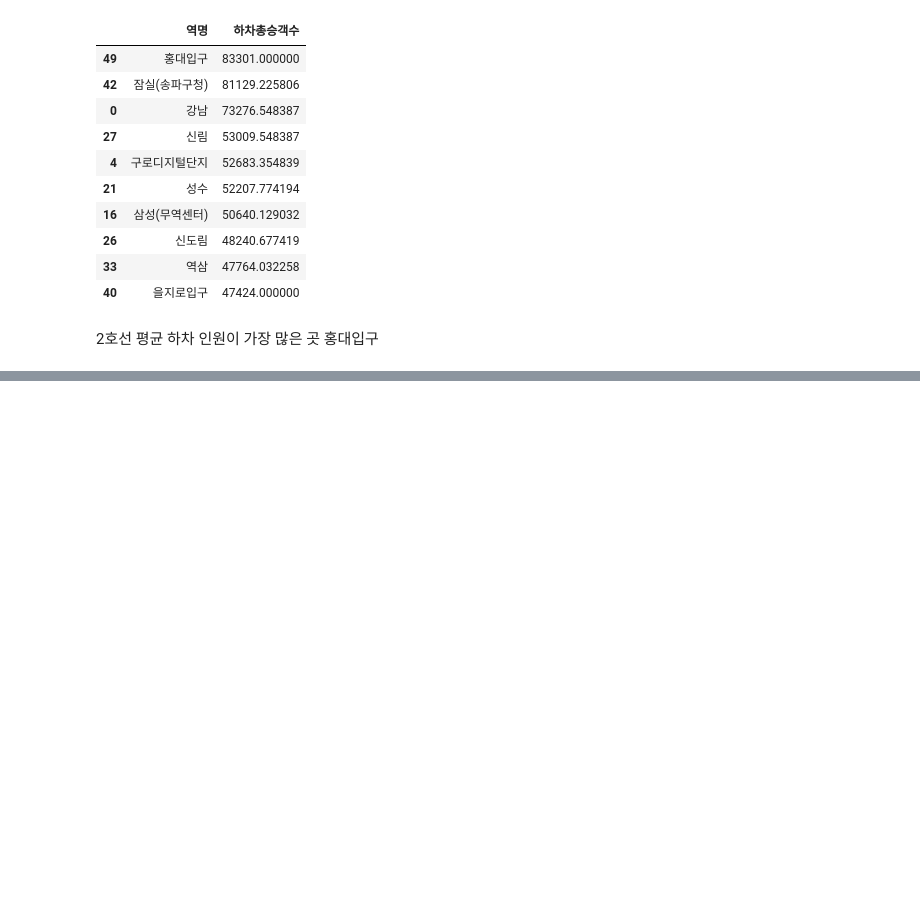
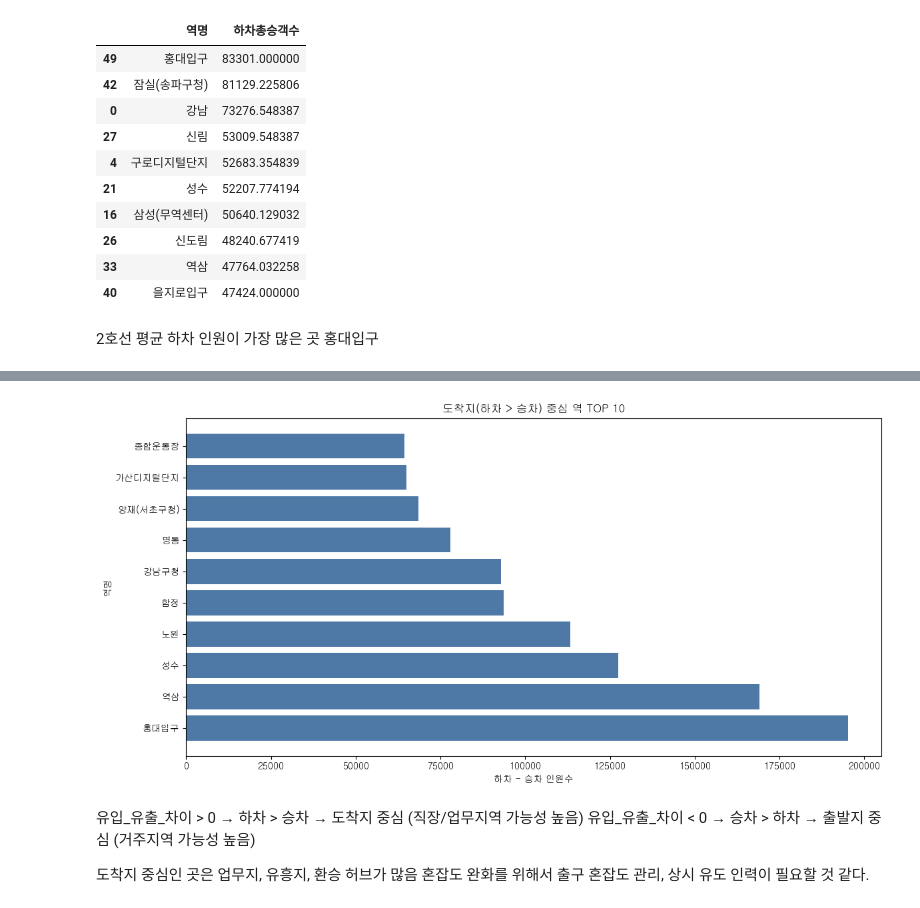
Before and after one commit to 2rlo0/hipython_rep, a Jupyter notebook: min_proj/지하철분석보고서.ipynb, the cells around one changed output, grey strips where cells are left out. Drawn from its saved outputs; the diff is of its cells as text; code cells hidden in the pictures; blank space fills up the shorter version.

```diff
--- a/min_proj/지하철분석보고서.ipynb
+++ b/min_proj/지하철분석보고서.ipynb
@@ -319,3 +334,7 @@ station_exit_mean.head(10)
 | 40 | 을지로입구 | 47424.000000 |
 # %% [markdown]
 2호선 평균 하차 인원이 가장 많은 곳 홍대입구
+# %%
+df_station_flow = df.groupby('역명')[['승차총승객수', '하차총승객수']].sum().reset_index()
+df_station_flow['유입_유출_차이'] = df_station_flow['하차총승객수'] - df_station_flow['승차총승객수']
+df_station_flow
@@ -321,0 +355,6 @@ station_exit_mean.head(10)
+# %%
+# 하차 중심 역 (유입 많은 역)
+top_arrival = df_station_flow.sort_values('유입_유출_차이', ascending=False).head(10)
+
+# 승차 중심 역 (유출 많은 역)
+top_departure = df_station_flow.sort_values('유입_유출_차이', ascending=True).head(10)
@@ -321,0 +370,23 @@ station_exit_mean.head(10)
+# %%
+import matplotlib.pyplot as plt
+
+plt.figure(figsize=(12,6))
+
+# 막대 길이
+x = top_arrival['유입_유출_차이']
+y = top_arrival['역명']
+
+plt.barh(y, x, color='#4E79A7')
+plt.title('도착지(하차 > 승차) 중심 역 TOP 10')
+plt.xlabel('하차 - 승차 인원수')
+plt.ylabel('역명')
+plt.tight_layout()
+plt.show()
+# %% [output]
+[figure, added]
+# %% [markdown]
+유입_유출_차이 > 0 → 하차 > 승차 → 도착지 중심 (직장/업무지역 가능성 높음)
+유입_유출_차이 < 0 → 승차 > 하차 → 출발지 중심 (거주지역 가능성 높음)
+
+도착지 중심인 곳은 업무지, 유흥지, 환승 허브가 많음
+혼잡도 완화를 위해서 출구 혼잡도 관리, 상시 유도 인력이 필요할 것 같다.
```
Also changed, not shown: parts of 9 cells of this notebook.
